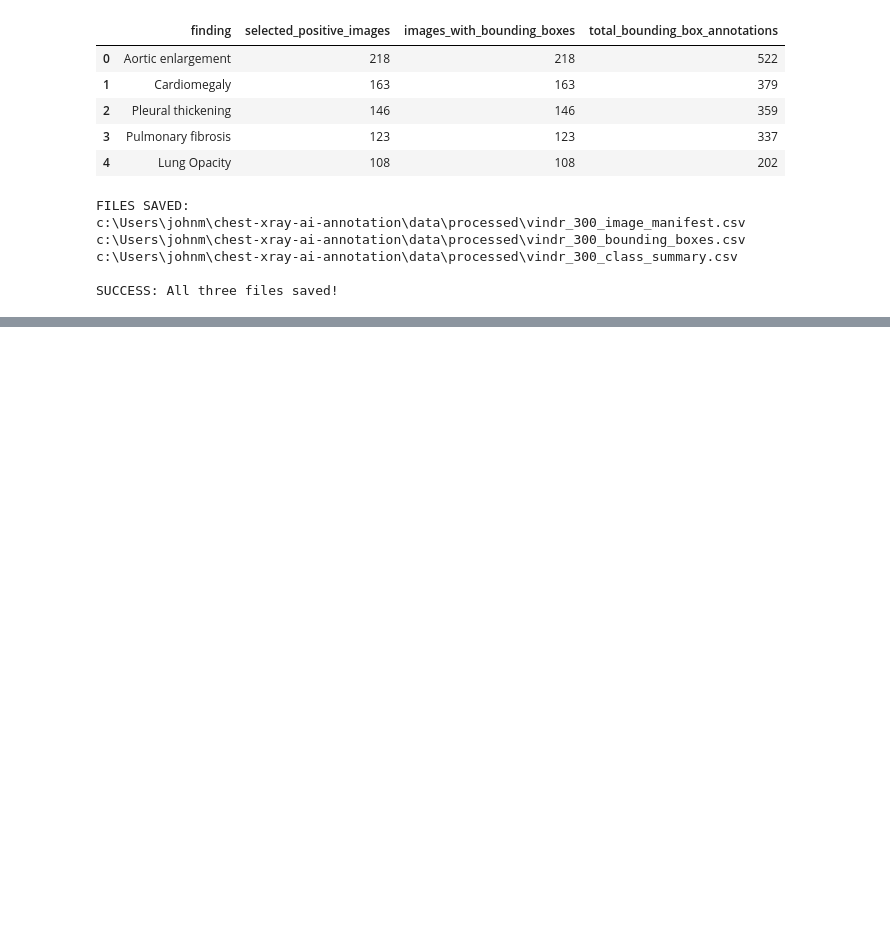
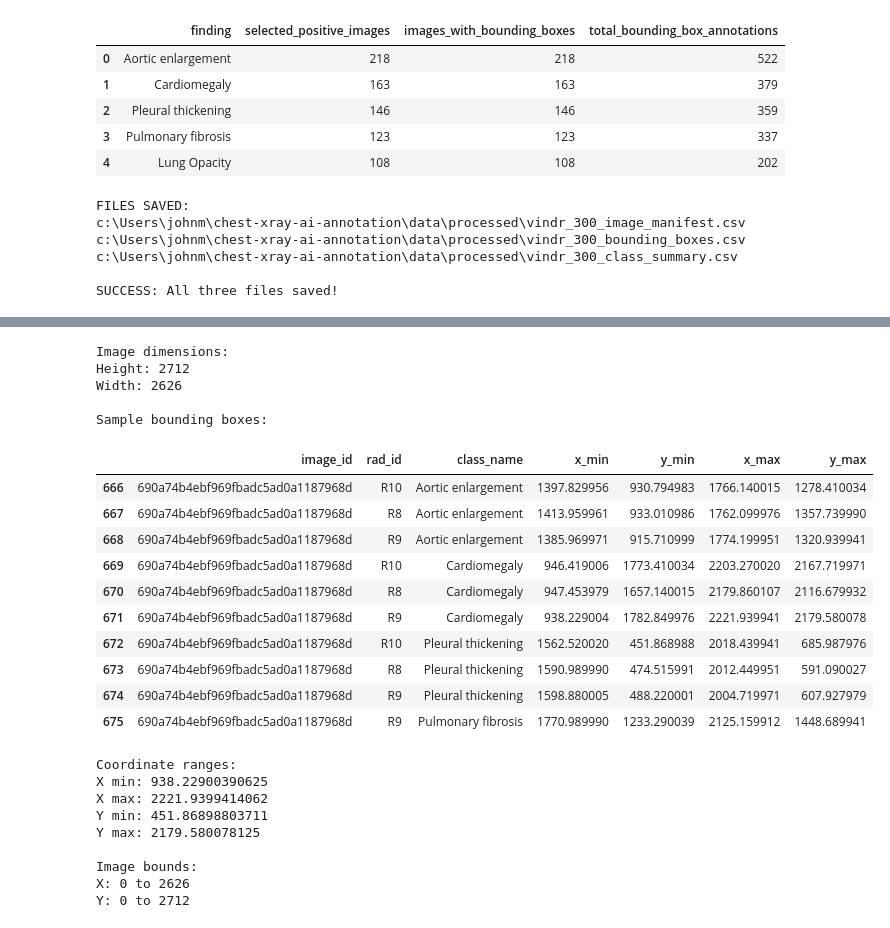
Before and after one commit to Angelinamoses/chest-xray-ai-annotation, a Jupyter notebook: notebooks/dataset_inspection.ipynb, the cells around one changed output, grey strips where cells are left out. Cells and saved outputs as stored; diff of their text form; code cells hidden in the pictures; blank space fills up the shorter version.

```diff
--- a/notebooks/dataset_inspection.ipynb
+++ b/notebooks/dataset_inspection.ipynb
@@ -1124,0 +1314,58 @@ SUCCESS: All three files saved!
+# %%
+
+# Inspect annotation coordinates against original DICOM dimensions
+
+from pydicom import dcmread
+import pandas as pd
+
+sample_id = str(manifest.iloc[0]["image_id"])
+
+sample_path = IMAGE_DIR / f"{sample_id}.dicom"
+ds = dcmread(str(sample_path))
+
+sample_boxes = boxes[
+    boxes["image_id"].astype(str) == sample_id
+].copy()
+
+print("Image dimensions:")
+print("Height:", ds.Rows)
+print("Width:", ds.Columns)
+
+print("\nSample bounding boxes:")
+display(sample_boxes)
+
+print("\nCoordinate ranges:")
+print("X min:", sample_boxes["x_min"].min())
+print("X max:", sample_boxes["x_max"].max())
+print("Y min:", sample_boxes["y_min"].min())
+print("Y max:", sample_boxes["y_max"].max())
+
+print("\nImage bounds:")
+print("X:", 0, "to", ds.Columns)
+print("Y:", 0, "to", ds.Rows)
+# %% [output]
+Image dimensions:
+Height: 2712
+Width: 2626
+
+Sample bounding boxes:
+|  | image_id | rad_id | class_name | x_min | y_min | x_max | y_max |
+| 666 | 690a74b4ebf969fbadc5ad0a1187968d | R10 | Aortic enlargement | 1397.829956 | 930.794983 | 1766.140015 | 1278.410034 |
+| 667 | 690a74b4ebf969fbadc5ad0a1187968d | R8 | Aortic enlargement | 1413.959961 | 933.010986 | 1762.099976 | 1357.739990 |
+| 668 | 690a74b4ebf969fbadc5ad0a1187968d | R9 | Aortic enlargement | 1385.969971 | 915.710999 | 1774.199951 | 1320.939941 |
+| 669 | 690a74b4ebf969fbadc5ad0a1187968d | R10 | Cardiomegaly | 946.419006 | 1773.410034 | 2203.270020 | 2167.719971 |
+| 670 | 690a74b4ebf969fbadc5ad0a1187968d | R8 | Cardiomegaly | 947.453979 | 1657.140015 | 2179.860107 | 2116.679932 |
+| 671 | 690a74b4ebf969fbadc5ad0a1187968d | R9 | Cardiomegaly | 938.229004 | 1782.849976 | 2221.939941 | 2179.580078 |
+| 672 | 690a74b4ebf969fbadc5ad0a1187968d | R10 | Pleural thickening | 1562.520020 | 451.868988 | 2018.439941 | 685.987976 |
+| 673 | 690a74b4ebf969fbadc5ad0a1187968d | R8 | Pleural thickening | 1590.989990 | 474.515991 | 2012.449951 | 591.090027 |
+| 674 | 690a74b4ebf969fbadc5ad0a1187968d | R9 | Pleural thickening | 1598.880005 | 488.220001 | 2004.719971 | 607.927979 |
+| 675 | 690a74b4ebf969fbadc5ad0a1187968d | R9 | Pulmonary fibrosis | 1770.989990 | 1233.290039 | 2125.159912 | 1448.689941 |
+Coordinate ranges:
+X min: 938.22900390625
+X max: 2221.9399414062
+Y min: 451.86898803711
+Y max: 2179.580078125
+
+Image bounds:
+X: 0 to 2626
+Y: 0 to 2712
```
Also changed, not shown: parts of 5 cells of this notebook, 4 other files.
